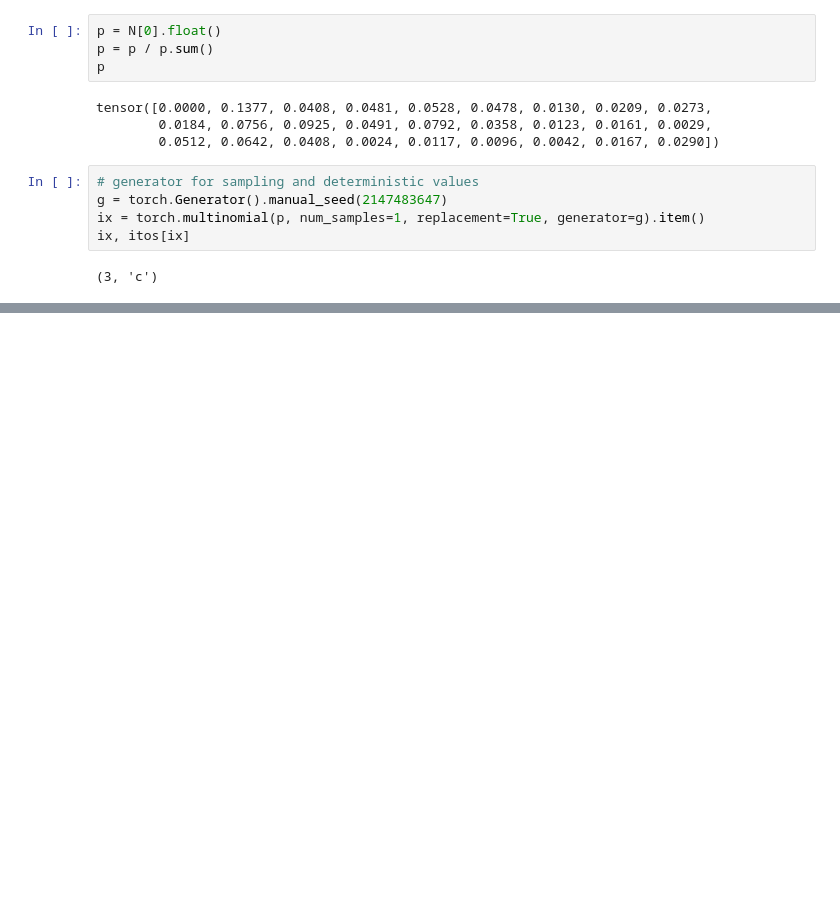
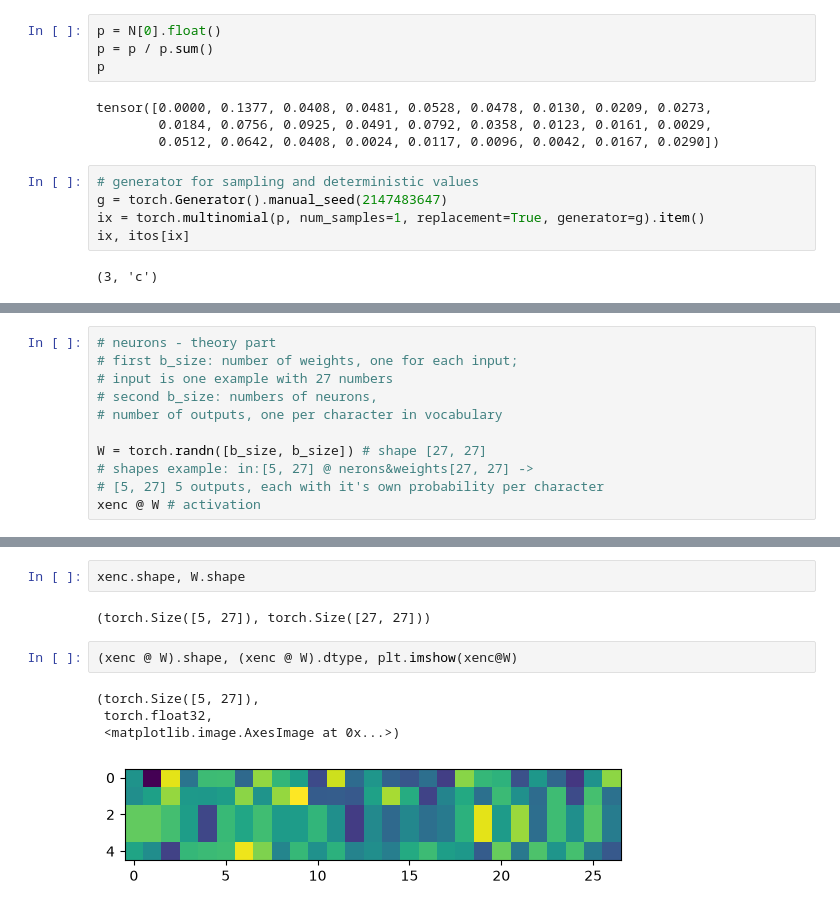
Before and after one commit to adiacov/ml-makemore, a Jupyter notebook: notebooks/001_language_modeling.ipynb, the cells around one changed output, grey strips where cells are left out. Cells and saved outputs as stored; diff of their text form; blank space fills up the shorter version.

```diff
--- a/notebooks/001_language_modeling.ipynb
+++ b/notebooks/001_language_modeling.ipynb
@@ -190,0 +355,11 @@ pp, pp.sum()
+# %%
+# neurons - theory part
+# first b_size: number of weights, one for each input;
+# input is one example with 27 numbers
+# second b_size: numbers of neurons,
+# number of outputs, one per character in vocabulary
+
+W = torch.randn([b_size, b_size]) # shape [27, 27]
+# shapes example: in:[5, 27] @ nerons&weights[27, 27] ->
+# [5, 27] 5 outputs, each with it's own probability per character
+xenc @ W # activation
@@ -190,0 +387,11 @@ pp, pp.sum()
+# %%
+xenc.shape, W.shape
+# %% [output]
+(torch.Size([5, 27]), torch.Size([27, 27]))
+# %%
+(xenc @ W).shape, (xenc @ W).dtype, plt.imshow(xenc@W)
+# %% [output]
+(torch.Size([5, 27]),
+ torch.float32,
+ <matplotlib.image.AxesImage at 0x...>)
+[figure, added]
```
Also changed, not shown: parts of 18 cells of this notebook, 1 other file.
